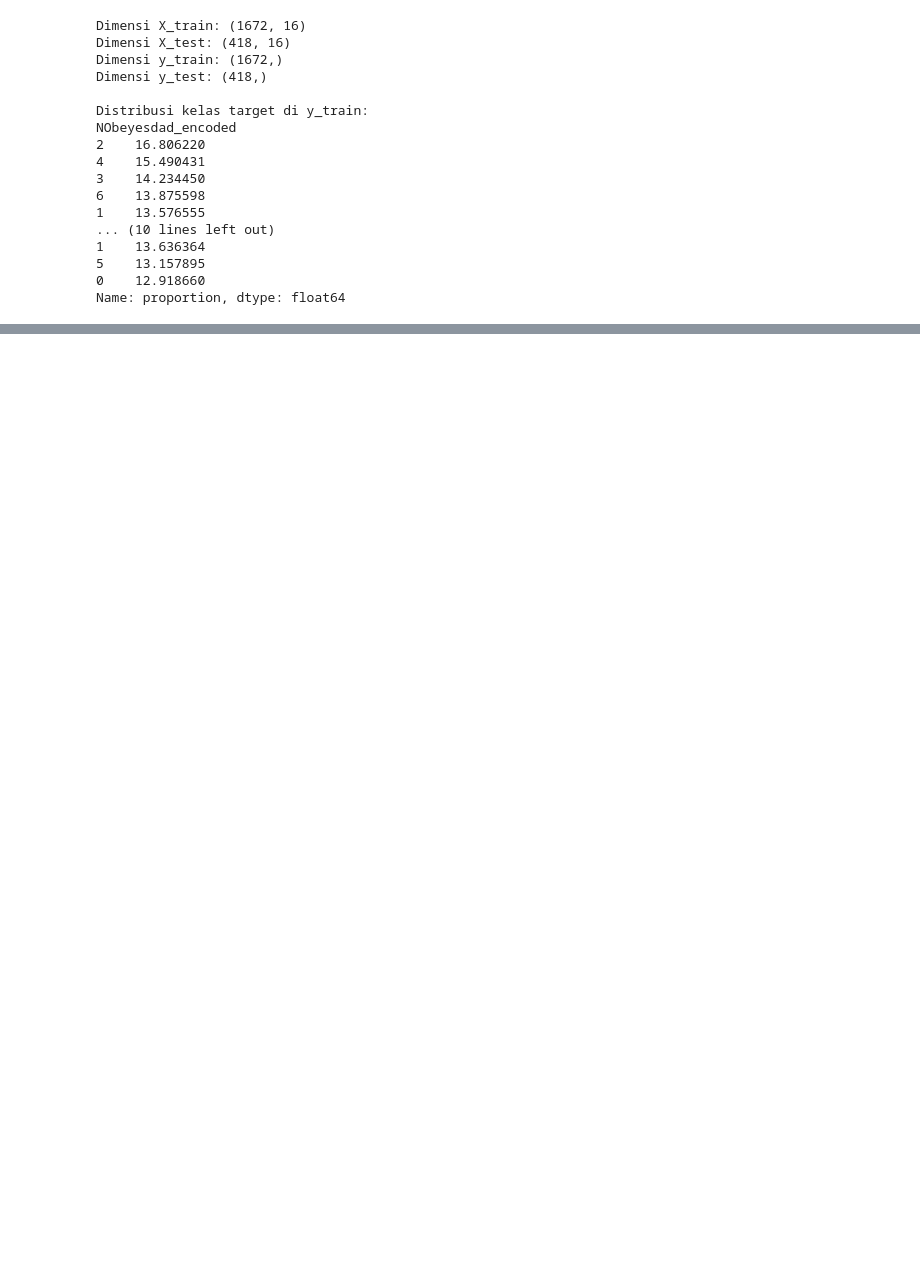
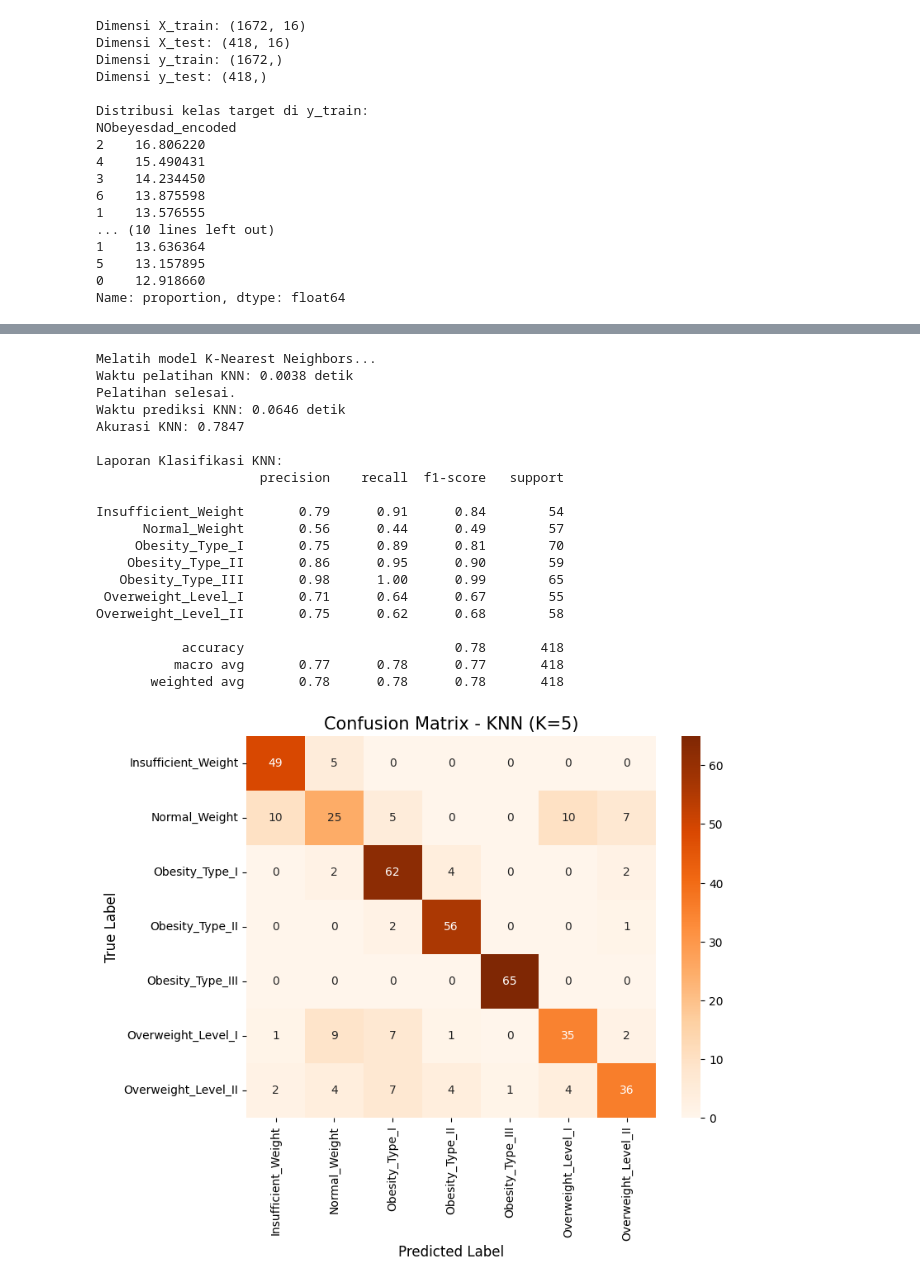
Before and after one commit to renji710/CapstoneUAS_BengkelKoding, a Jupyter notebook: Capstone_UAS.ipynb, the cells around one changed output, grey strips where cells are left out. Cells and saved outputs as stored; diff of their text form; code cells hidden in the pictures; blank space fills up the shorter version.

```diff
--- a/Capstone_UAS.ipynb
+++ b/Capstone_UAS.ipynb
@@ -775,0 +859,65 @@ Performa Decision Tree (untuk tabel perbandingan nanti): {'Akurasi': 0.913875598
+# %%
+#Melatih Model K-Nearest Neighbors
+from sklearn.neighbors import KNeighborsClassifier
+
+knn_model = KNeighborsClassifier(n_neighbors=5)
+
+print("Melatih model K-Nearest Neighbors...")
+start_time_train_knn = time.time()
+knn_model.fit(X_train, y_train)
+end_time_train_knn = time.time()
+training_time_knn = end_time_train_knn - start_time_train_knn
+print(f"Waktu pelatihan KNN: {training_time_knn:.4f} detik")
+print("Pelatihan selesai.")
+
+start_time_pred_knn = time.time()
+y_pred_knn = knn_model.predict(X_test)
+end_time_pred_knn = time.time()
+prediction_time_knn = end_time_pred_knn - start_time_pred_knn
+print(f"Waktu prediksi KNN: {prediction_time_knn:.4f} detik")
+
+accuracy_knn = accuracy_score(y_test, y_pred_knn)
+print(f"Akurasi KNN: {accuracy_knn:.4f}")
+
+print("\nLaporan Klasifikasi KNN:")
+print(classification_report(y_test, y_pred_knn, target_names=class_names_dt, zero_division=0))
+
+model_performance['KNN'] = {
+    'Akurasi': accuracy_knn,
+    'F1_Macro': f1_score(y_test, y_pred_knn, average='macro', zero_division=0),
+    'F1_Weighted': f1_score(y_test, y_pred_knn, average='weighted', zero_division=0),
+    'Precision_Weighted': precision_score(y_test, y_pred_knn, average='weighted', zero_division=0),
+    'Recall_Weighted': recall_score(y_test, y_pred_knn, average='weighted', zero_division=0)
+}
+model_performance['KNN']['Training Time (s)'] = training_time_knn
+model_performance['KNN']['Prediction Time (s)'] = prediction_time_knn
+
+cm_knn = confusion_matrix(y_test, y_pred_knn)
+plt.figure(figsize=(8, 6))
+sns.heatmap(cm_knn, annot=True, fmt='d', cmap='Oranges', xticklabels=class_names_dt, yticklabels=class_names_dt)
+plt.title('Confusion Matrix - KNN (K=5)', fontsize=15)
+plt.xlabel('Predicted Label', fontsize=12)
+plt.ylabel('True Label', fontsize=12)
+plt.show()
+# %% [output]
+Melatih model K-Nearest Neighbors...
+Waktu pelatihan KNN: 0.0038 detik
+Pelatihan selesai.
+Waktu prediksi KNN: 0.0646 detik
+Akurasi KNN: 0.7847
+
+Laporan Klasifikasi KNN:
+                     precision    recall  f1-score   support
+
+Insufficient_Weight       0.79      0.91      0.84        54
+      Normal_Weight       0.56      0.44      0.49        57
+     Obesity_Type_I       0.75      0.89      0.81        70
+    Obesity_Type_II       0.86      0.95      0.90        59
+   Obesity_Type_III       0.98      1.00      0.99        65
+ Overweight_Level_I       0.71      0.64      0.67        55
+Overweight_Level_II       0.75      0.62      0.68        58
+
+           accuracy                           0.78       418
+          macro avg       0.77      0.78      0.77       418
+       weighted avg       0.78      0.78      0.78       418
+[figure, added]
```
Also changed, not shown: parts of 14 cells of this notebook, 4 other files.
